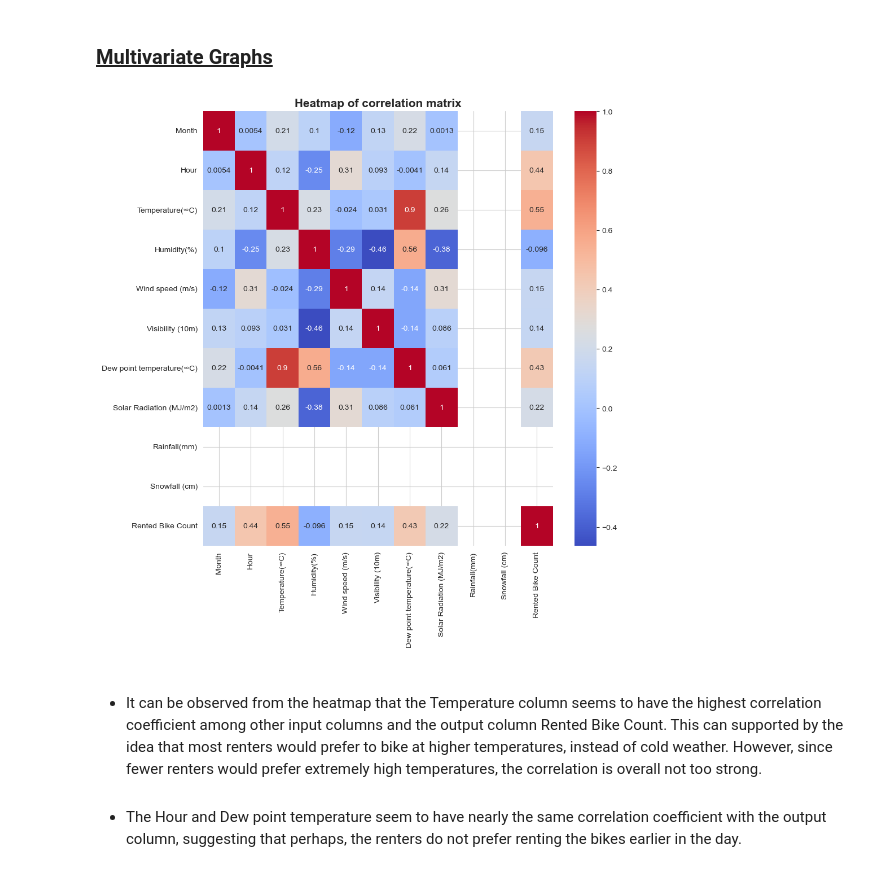
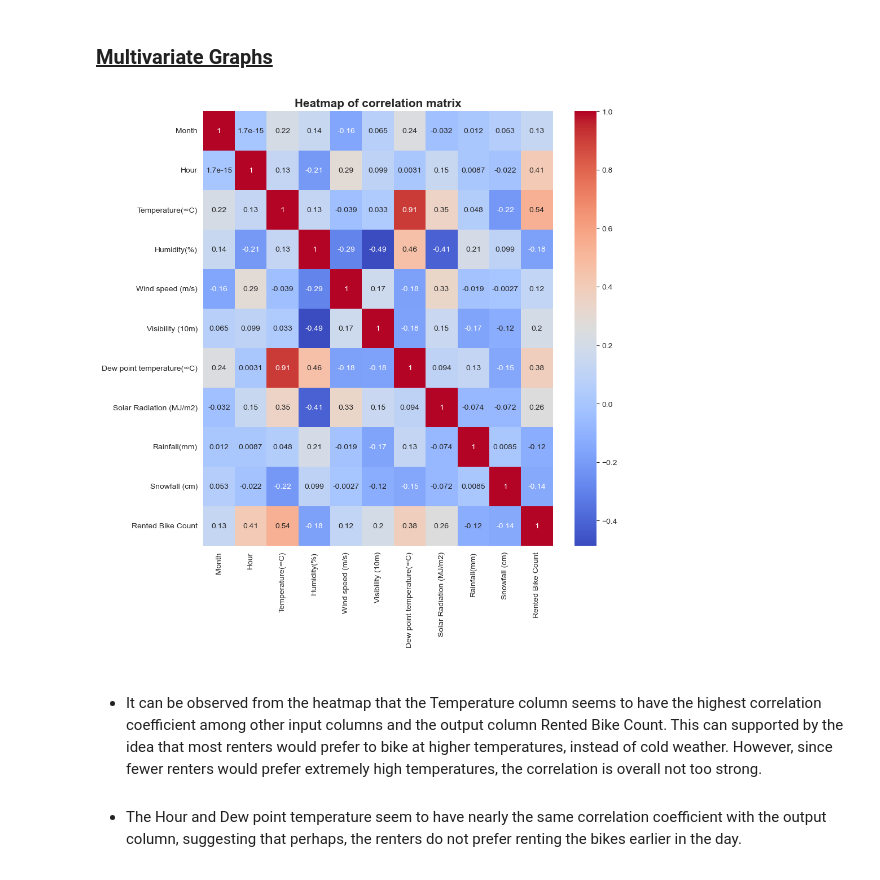
Before and after one commit to A1maan/seoul-bike-demand-project, a Jupyter notebook: ise291_project.ipynb, the cells around one changed output. Cells and saved outputs as stored; diff of their text form; code cells hidden in the pictures.

```diff
--- a/ise291_project.ipynb
+++ b/ise291_project.ipynb
@@ -295,9 +380,9 @@ display(df[(df['Snowfall (cm)'] > upper_whisker) | (df['Snowfall (cm)'] < lower_
 # %%
 numerical_columns = df.select_dtypes(exclude = 'object').columns.drop(["Month", 'Hour', "Rented Bike Count"])
 
-IQR = df[numerical_columns].quantile(0.75) - df[numerical_columns].quantile(0.25)
-upper_whisker = df[numerical_columns].quantile(0.75) + 1.5 * IQR
-lower_whisker = df[numerical_columns].quantile(0.25) - 1.5 * IQR
+IQR = df[numerical_columns].quantile(0.75, interpolation = 'linear') - df[numerical_columns].quantile(0.25, interpolation = 'linear')
+upper_whisker = df[numerical_columns].quantile(0.75, interpolation = 'linear') + 1.5 * IQR
+lower_whisker = df[numerical_columns].quantile(0.25, interpolation = 'linear') - 1.5 * IQR
 
 is_outlier = (df[numerical_columns] > upper_whisker) | (df[numerical_columns] < lower_whisker)
 outliers = is_outlier.any(axis = 1)
@@ -557,13 +642,13 @@ plt.show()
 <h2 style=font-size:20px><b><u>Multivariate Graphs</u></h2>
 # %%
 #Multivariate Graphs
-correlation_matrix = df.select_dtypes(exclude = 'object').corr()
+correlation_matrix = df.select_dtypes(include = np.number).corr()
 fig, ax = plt.subplots(figsize=(10,10))
 sns.heatmap(correlation_matrix, annot=True, cmap = 'coolwarm')
 plt.title("Heatmap of correlation matrix", fontsize= 15, fontweight='bold')
 plt.show()
 # %% [output]
-[figure, old version]
+[figure, new version]
 # %% [markdown]
 <br>
 <ul>
```
Also changed, not shown: parts of 19 cells of this notebook.
